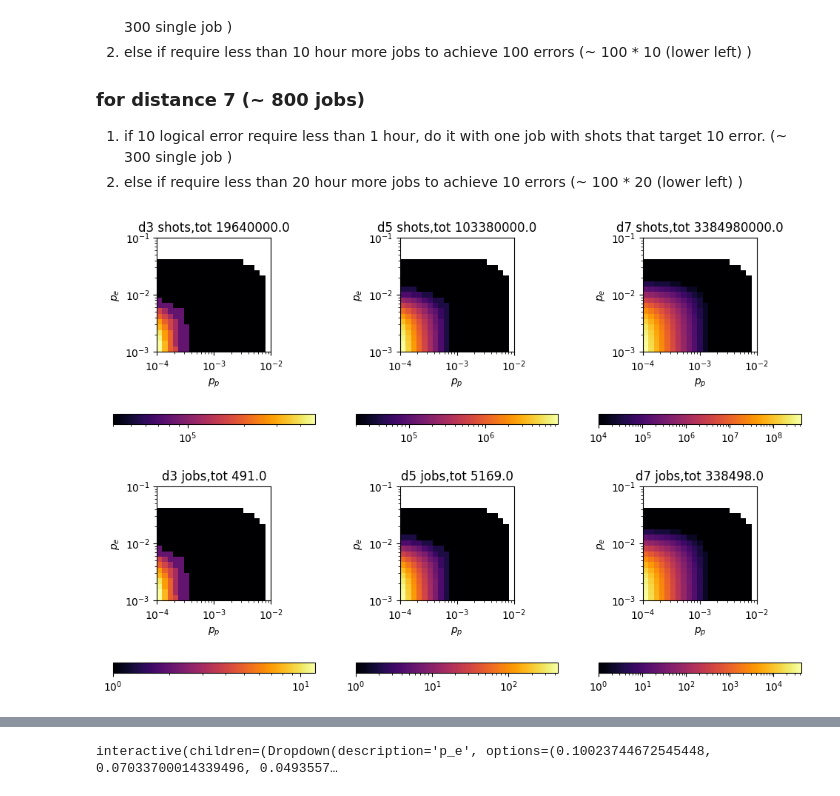
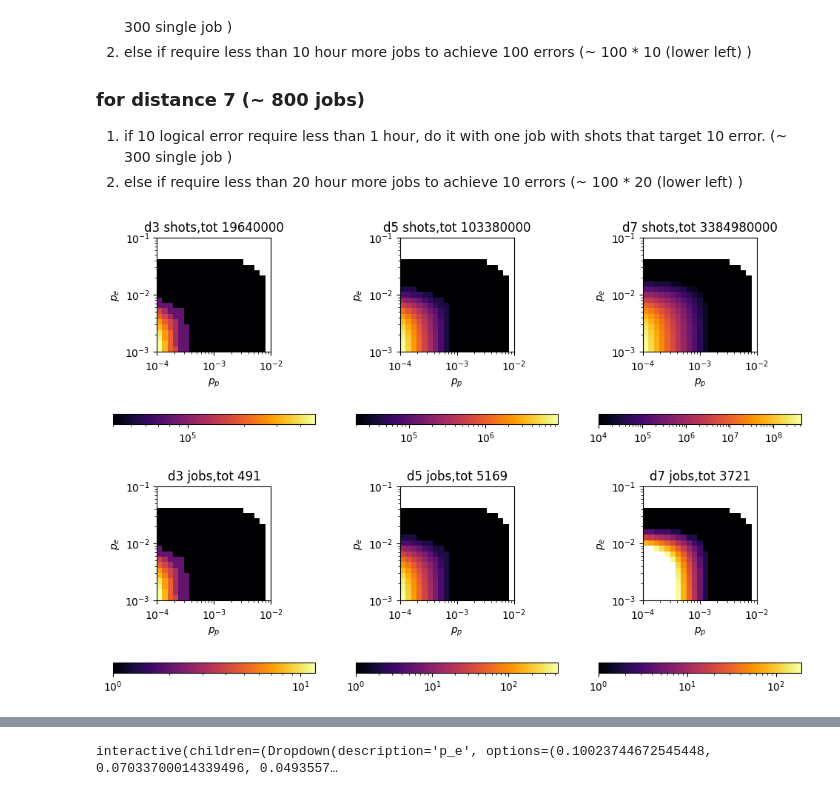
Before and after one commit to JiakaiW/surface_simulation_test, a Jupyter notebook: pack_and_analysis_new.ipynb, the cells around one changed output, grey strips where cells are left out. Saved outputs shown, nothing was run; the diff lists cells and outputs as text; code cells hidden in the pictures.

```diff
--- a/pack_and_analysis_new.ipynb
+++ b/pack_and_analysis_new.ipynb
@@ -75,9 +75,9 @@ for i,d in enumerate(d_arr):
     p_log_est[i] = p_tot_effective**((d+1)/2)
 
 # estimate how many shots we need to get 100 error
-p_shots_needed_for_100_error = np.zeros_like(p_log_est)
+shots_needed_for_100_error = np.zeros_like(p_log_est)
 for i,d in enumerate(d_arr):
-    p_shots_needed_for_100_error[i] =100/p_log_est[i]
+    shots_needed_for_100_error[i] =100/p_log_est[i]
 
 cbar_pad = 0.3
 cbar_shrink = 0.7
@@ -139,7 +139,7 @@ for ax,d in zip(axes[0], [3,5,7,9]):
     format_ax(ax)
 
 for ax,d in zip(axes[1], [3,5,7,9]):
-    cax = ax.imshow(p_shots_needed_for_100_error[d],norm=LogNorm(vmin=1,vmax=1e9), origin='lower',cmap='inferno')
+    cax = ax.imshow(shots_needed_for_100_error[d],norm=LogNorm(vmin=1,vmax=1e9), origin='lower',cmap='inferno')
     ax.set_title(rf"#shot for 100 error @ d={d}")
     fig.colorbar(cax,orientation='horizontal',pad=cbar_pad, shrink=cbar_shrink)
     format_ax(ax)
@@ -148,7 +148,7 @@ for ax,d, num_error,max_h in zip(axes[2],
                            [3,5,7,9],
                            [100,20,10,10],
                            [1e2,1e2,1e3,1e3]):
-    cax = ax.imshow(num_error/100*p_shots_needed_for_100_error[d]*distance_to_sec_per_shot[d]/60/60 ,norm=LogNorm(vmin=1,vmax=max_h), origin='lower',cmap='inferno')
+    cax = ax.imshow(num_error/100*shots_needed_for_100_error[d]*distance_to_sec_per_shot[d]/60/60 ,norm=LogNorm(vmin=1,vmax=max_h), origin='lower',cmap='inferno')
     ax.set_title(rf"#hours for {num_error} error @ d={d}")
     fig.colorbar(cax,orientation='horizontal',pad=cbar_pad, shrink=1.0)
     format_ax(ax)
@@ -169,49 +169,53 @@ for ax,d, num_error,max_h in zip(axes[2],
 1. if 10 logical error require less than 1 hour, do it with one job with shots that target 10 error. (~ 300 single job )
 2. else if require less than 20 hour more jobs to achieve 10 errors (~ 100 * 20 (lower left)  )
 # %%
-max_shots_per_d9_job  = 5000
-max_shots_per_d7_job = 10000
-max_shots_per_d5_job = 20000
-max_shots_per_d3_job = 40000
-
 def increment_to_multiple(arr,val):
     remainder = arr % val
     increment = np.where(remainder != 0, val - remainder, 0)
     new_arr = arr + increment
     return new_arr
-d3_shot_num_arr = np.zeros_like(X,dtype=int)
-d5_shot_num_arr = np.zeros_like(X,dtype=int)
-d7_shot_num_arr = np.zeros_like(X,dtype=int)
-d3_num_jobs_arr = np.zeros_like(X,dtype=int)
-d5_num_jobs_arr = np.zeros_like(X,dtype=int)
-d7_num_jobs_arr = np.zeros_like(X,dtype=int)
 
-hours_for_100_error_d3 = p_shots_needed_for_100_error[3]*distance_to_sec_per_shot[3]/60/60
-hours_for_20_error_d5 = p_shots_needed_for_100_error[5]*distance_to_sec_per_shot[5]/60/60
-hours_for_10_error_d7 = p_shots_needed_for_100_error[7]*distance_to_sec_per_shot[7]/60/60
+shots_per_job_dict = {
+    3:40000,
+    5:20000,
+    7:10000,
+    9:5000
+}
+
+tot_num_shot_arr_dict = {
+    3:np.zeros_like(X,dtype=int),
+    5:np.zeros_like(X,dtype=int),
+    7:np.zeros_like(X,dtype=int)
+}
+
+num_jobs_arr_dict = {
+    3:np.zeros_like(X,dtype=int),
+    5:np.zeros_like(X,dtype=int),
+    7:np.zeros_like(X,dtype=int)
+}
 
 fig,axes = plt.subplots(2,3, figsize=(12,8))
 
 
-for col, d, shot_num_arr, max_shots_per_job, num_error, num_jobs_arr in zip([0,1,2],
-                                                   [3,5,7],
-                                                   [d3_shot_num_arr,d5_shot_num_arr,d7_shot_num_arr],
-                                                   [max_shots_per_d3_job,max_shots_per_d5_job,max_shots_per_d7_job],
-                                                   [50,10,5],
-                                                   [d3_num_jobs_arr,d5_num_jobs_arr,d7_num_jobs_arr]):
+for col, d, num_error in zip([0,1,2],
+                            [3,5,7],
+                            [50,10,5],):
     ax = axes[0,col]
-    shot_num_arr =  np.maximum(num_error/100*p_shots_needed_for_100_error[d].astype(int), np.full_like(X,fill_value=max_shots_per_job,dtype=int))
-    shot_num_arr[p_log_est[d] > 1] = 0
-    shot_num_arr = increment_to_multiple(shot_num_arr, max_shots_per_job)
-    cax = ax.imshow(shot_num_arr,norm=LogNorm(), origin='lower',cmap='inferno')
-    ax.set_title(rf"d{d} shots,tot {np.sum(shot_num_arr)}")
+    tot_num_shot_arr_dict[d] =  np.maximum(num_error/100*shots_needed_for_100_error[d].astype(int), np.full_like(X,fill_value=shots_per_job_dict[d]).astype(int))
+    tot_num_shot_arr_dict[d][p_log_est[d] > 1] = 0
+    tot_num_shot_arr_dict[d] = increment_to_multiple(tot_num_shot_arr_dict[d], shots_per_job_dict[d])
+    tot_num_shot_arr_dict[d] = tot_num_shot_arr_dict[d].astype('int')
+    cax = ax.imshow(tot_num_shot_arr_dict[d],norm=LogNorm(), origin='lower',cmap='inferno')
+    ax.set_title(rf"d{d} shots,tot {np.sum(tot_num_shot_arr_dict[d])}")
     fig.colorbar(cax,orientation='horizontal',pad=cbar_pad)
     format_ax(ax)
     ax = axes[1,col]
-    num_jobs_arr = shot_num_arr/ max_shots_per_job
-    cax = ax.imshow(num_jobs_arr,norm=LogNorm(), origin='lower',cmap='inferno')
-    ax.set_title(rf"d{d} jobs,tot {np.sum(num_jobs_arr)}")
+    num_jobs_arr_dict[d] = (tot_num_shot_arr_dict[d] / shots_per_job_dict[d]).astype('int')
+    if d == 7:
+        num_jobs_arr_dict[d][num_jobs_arr_dict[d] > 200]  = 0
+    cax = ax.imshow(num_jobs_arr_dict[d],norm=LogNorm(), origin='lower',cmap='inferno')
+    ax.set_title(rf"d{d} jobs,tot {np.sum(num_jobs_arr_dict[d])}")
     fig.colorbar(cax,orientation='horizontal',pad=cbar_pad)
     format_ax(ax)
 # %% [output]
-[figure, old version]
+[figure, new version]
```
Also changed, not shown: parts of 3 cells of this notebook, 4 other files.
